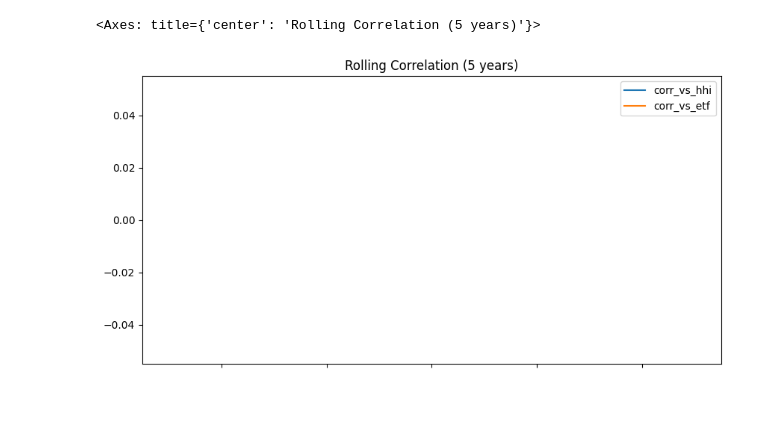
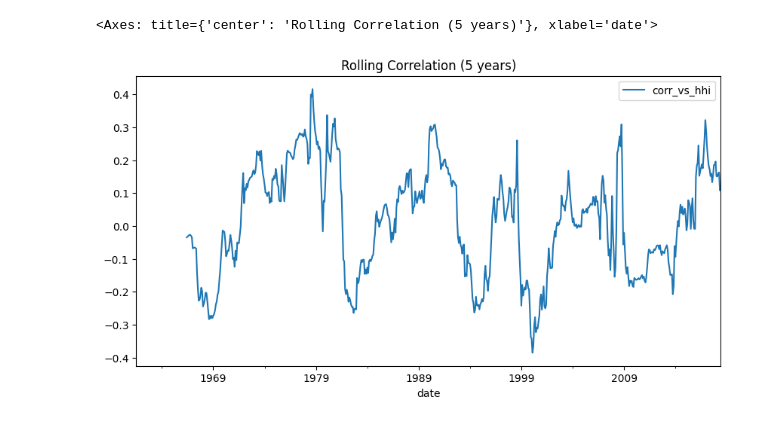
Before and after one commit to justusschenk/valueinvesting, a Jupyter notebook: Market Structure Transformation.ipynb, the cells around one changed output. Saved outputs shown, nothing was run; the diff lists cells and outputs as text; code cells hidden in the pictures.

Commit message:
Run Files with new returns + cleanup

```diff
--- a/Market Structure Transformation.ipynb
+++ b/Market Structure Transformation.ipynb
@@ -1,21 +1,32 @@
 # %%
 import pandas as pd
 
-returns = pd.read_pickle('Data/long_short_returns.pkl')
+returns_dataframe = pd.read_csv('Data/long_short_returns_clean.csv', index_col='date')
+returns = pd.DataFrame(returns_dataframe['long_short_return'])
+
 hhi = pd.read_pickle('Data/HHI.pkl')
-etf_share = pd.read_pickle('Data/etf_share.pkl')
 hhi_series = hhi.pivot(index='date', columns='industry', values='HHI')
+
 returns = returns.squeeze()
+returns.index = pd.to_datetime(returns.index)
+returns.index = returns.index.to_period('M').to_timestamp('M')
 mktcap = hhi.pivot(index='date', columns='industry', values='Industry_MktCap')
+
 pb_short = pd.read_pickle("Data/pb_short.pkl")
+
 price_short = pd.read_pickle("Data/price_short.pkl")
 bv_short = pd.read_pickle("Data/bv_short.pkl")
 div_short = pd.read_pickle("Data/div_short.pkl")
+
+bv_long = pd.read_pickle('Data/bv_long.pkl')
+price_long = pd.read_pickle('Data/price_long.pkl')
+div_long = pd.read_pickle('Data/div_long.pkl')
 # %%
 weights = mktcap.div(mktcap.sum(axis=1), axis=0)
 vw_hhi = (hhi_series * weights).sum(axis=1)
 vw_hhi.name = 'vw_hhi'
 vw_hhi = vw_hhi.dropna()
+vw_hhi.index = vw_hhi.index.to_period('M').to_timestamp('M')
 vw_hhi.head()
 # %% [output]
 date
@@ -28,3 +39,4 @@ Name: vw_hhi, dtype: float64
 # %%
-df = pd.concat([returns, vw_hhi, etf_share], axis=1).dropna()
-df.columns = ['returns', 'vw_hhi', 'etf_share']
+df = pd.concat([returns, vw_hhi], axis=1).dropna()
+df.columns = ['returns', 'vw_hhi']
+df.head()
@@ -31,8 +51,8 @@ df.columns = ['returns', 'vw_hhi', 'etf_share']
 # %%
 df['corr_vs_hhi'] = df['returns'].rolling(60).corr(df['vw_hhi'])
-df['corr_vs_etf'] = df['returns'].rolling(60).corr(df['etf_share'])
+#df['corr_vs_etf'] = df['returns'].rolling(60).corr(df['etf_share'])
 
-df[['corr_vs_hhi', 'corr_vs_etf']].plot(title='Rolling Correlation (5 years)', figsize=(10,5))
+df[['corr_vs_hhi']].plot(title='Rolling Correlation (5 years)', figsize=(10,5))
 # %% [output]
-<Axes: title={'center': 'Rolling Correlation (5 years)'}>
+<Axes: title={'center': 'Rolling Correlation (5 years)'}, xlabel='date'>
-[figure, old version]
+[figure, new version]
```
Also changed, not shown: parts of 41 cells of this notebook, 21 other files.
